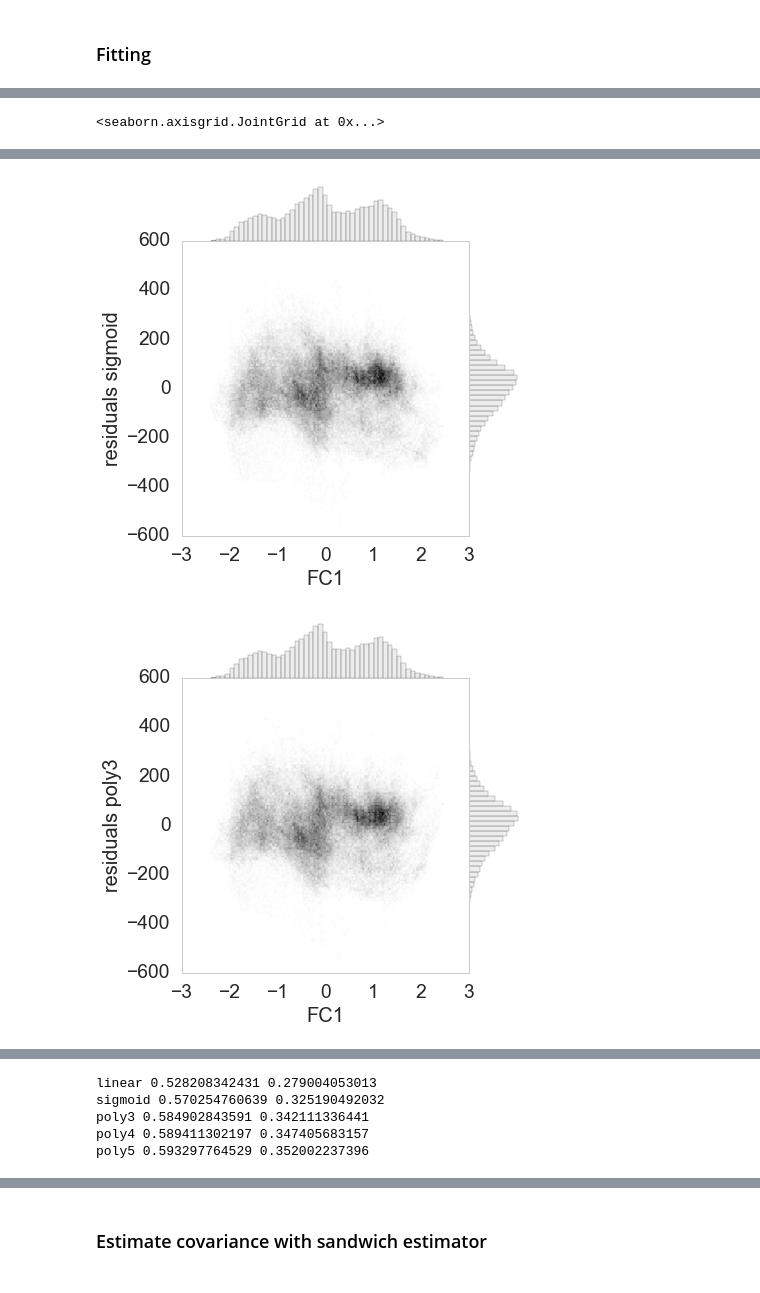
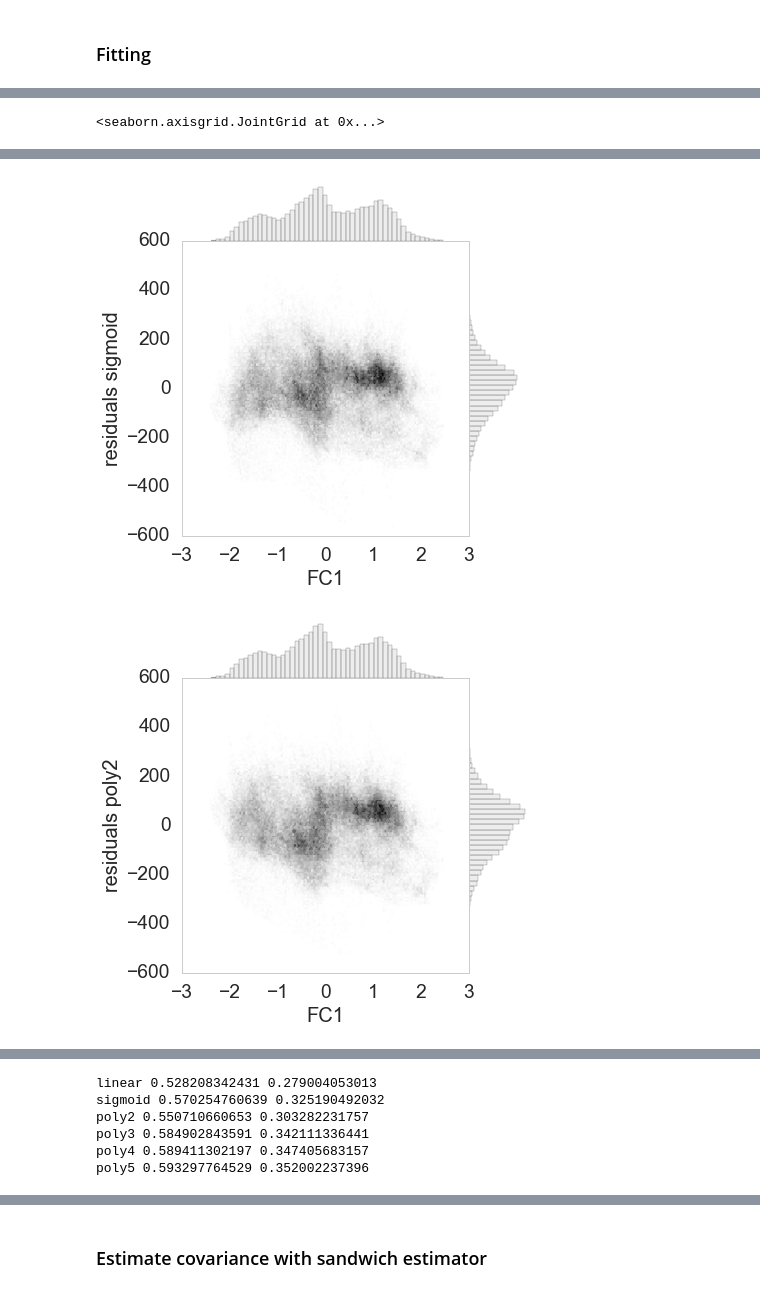
Before and after one commit to juhuntenburg/myelinconnect, a Jupyter notebook: notebooks/Nonlinear_fit.ipynb, the cells around one changed output, grey strips where cells are left out. Saved outputs shown, nothing was run; the diff lists cells and outputs as text; code cells hidden in the pictures.

```diff
--- a/notebooks/Nonlinear_fit.ipynb
+++ b/notebooks/Nonlinear_fit.ipynb
@@ -57,6 +57,9 @@ def linear(x, b0, b1):
 # %%
 def sigmoid(x, height, theta, xshift, yshift):
     return height / (1. + np.exp(-theta*(x-xshift))) + yshift
+# %%
+def polynomial_2(xs, b0, b1, b2):
+    return b0 + b1*xs + b2*xs**2
 # %%
 def polynomial_3(xs, b0, b1, b2, b3):
     return b0 + b1*xs + b2*xs**2 + b3*xs**3
@@ -75,6 +78,11 @@ fitted_parms_lin, _ = curve_fit(linear, xdata, ydata)
 predicted_ys_lin = linear(x, *fitted_parms_lin)
 predicted_T1_line_lin = predicted_ys_lin*np.std(T1)+np.mean(T1)
 predicted_T1_lin = linear(FC1, *fitted_parms_lin)*np.std(T1)+np.mean(T1)
+# %%
+fitted_parms_poly2, _ = curve_fit(polynomial_2, xdata, ydata)
+predicted_ys_poly2 = polynomial_2(x, *fitted_parms_poly2)
+predicted_T1_line_poly2 = predicted_ys_poly2*np.std(T1)+np.mean(T1)
+predicted_T1_poly2 = polynomial_2(FC1, *fitted_parms_poly2)*np.std(T1)+np.mean(T1)
 # %%
 fitted_parms_sigmoid, _ = curve_fit(sigmoid, xdata, ydata)
 predicted_ys_sigmoid = sigmoid(x, *fitted_parms_sigmoid)
@@ -166,32 +195,37 @@ fig.ax_joint.set_yticks(yticks);
 # %%
 fig = sns.jointplot(FC1, T1-predicted_T1_lin,
                     stat_func=None,space=0,
                     kind="hex", size=6, color='lightgrey')
 fig.set_axis_labels('FC1', 'residuals linear', fontsize=20)
 
 fig = sns.jointplot(FC1, T1-predicted_T1_sig,
                     stat_func=None,space=0,
                     kind="hex", size=6, color='lightgrey')
 fig.set_axis_labels('FC1', 'residuals sigmoid', fontsize=20)
+
+fig = sns.jointplot(FC1, T1-predicted_T1_poly2,
+                    stat_func=None,space=0,
+                    kind="hex", size=6, color='lightgrey')
+fig.set_axis_labels('FC1', 'residuals poly2', fontsize=20)
 
 fig = sns.jointplot(FC1, T1-predicted_T1_poly3,
                     stat_func=None,space=0,
                     kind="hex", size=6, color='lightgrey')
 fig.set_axis_labels('FC1', 'residuals poly3', fontsize=20)
 
 fig = sns.jointplot(FC1, T1-predicted_T1_poly4,
                     stat_func=None,space=0,
                     kind="hex", size=6, color='lightgrey')
 fig.set_axis_labels('FC1', 'residuals poly4', fontsize=20)
 
 fig = sns.jointplot(FC1, T1-predicted_T1_poly5,
                     stat_func=None,space=0,
                     kind="hex", size=6, color='lightgrey')
 fig.set_axis_labels('FC1', 'residuals poly5', fontsize=20)
 # %% [output]
 <seaborn.axisgrid.JointGrid at 0x...>
 [figure]
 [figure]
-[figure, old version]
+[figure, new version]
 [figure]
 [figure]
@@ -200,12 +235,14 @@ import scipy.stats as stats
 # %%
 print 'linear', stats.pearsonr(T1, predicted_T1_lin)[0], stats.pearsonr(T1, predicted_T1_lin)[0]**2
 print 'sigmoid', stats.pearsonr(T1, predicted_T1_sig)[0], stats.pearsonr(T1, predicted_T1_sig)[0]**2
+print 'poly2', stats.pearsonr(T1, predicted_T1_poly2)[0], stats.pearsonr(T1, predicted_T1_poly2)[0]**2
 print 'poly3', stats.pearsonr(T1, predicted_T1_poly3)[0], stats.pearsonr(T1, predicted_T1_poly3)[0]**2
 print 'poly4', stats.pearsonr(T1, predicted_T1_poly4)[0], stats.pearsonr(T1, predicted_T1_poly4)[0]**2
 print 'poly5', stats.pearsonr(T1, predicted_T1_poly5)[0], stats.pearsonr(T1, predicted_T1_poly5)[0]**2
 # %% [output]
 linear 0.528208342431 0.279004053013
 sigmoid 0.570254760639 0.325190492032
+poly2 0.550710660653 0.303282231757
 poly3 0.584902843591 0.342111336441
 poly4 0.589411302197 0.347405683157
 poly5 0.593297764529 0.352002237396
```
Also changed, not shown: parts of 14 cells of this notebook.
